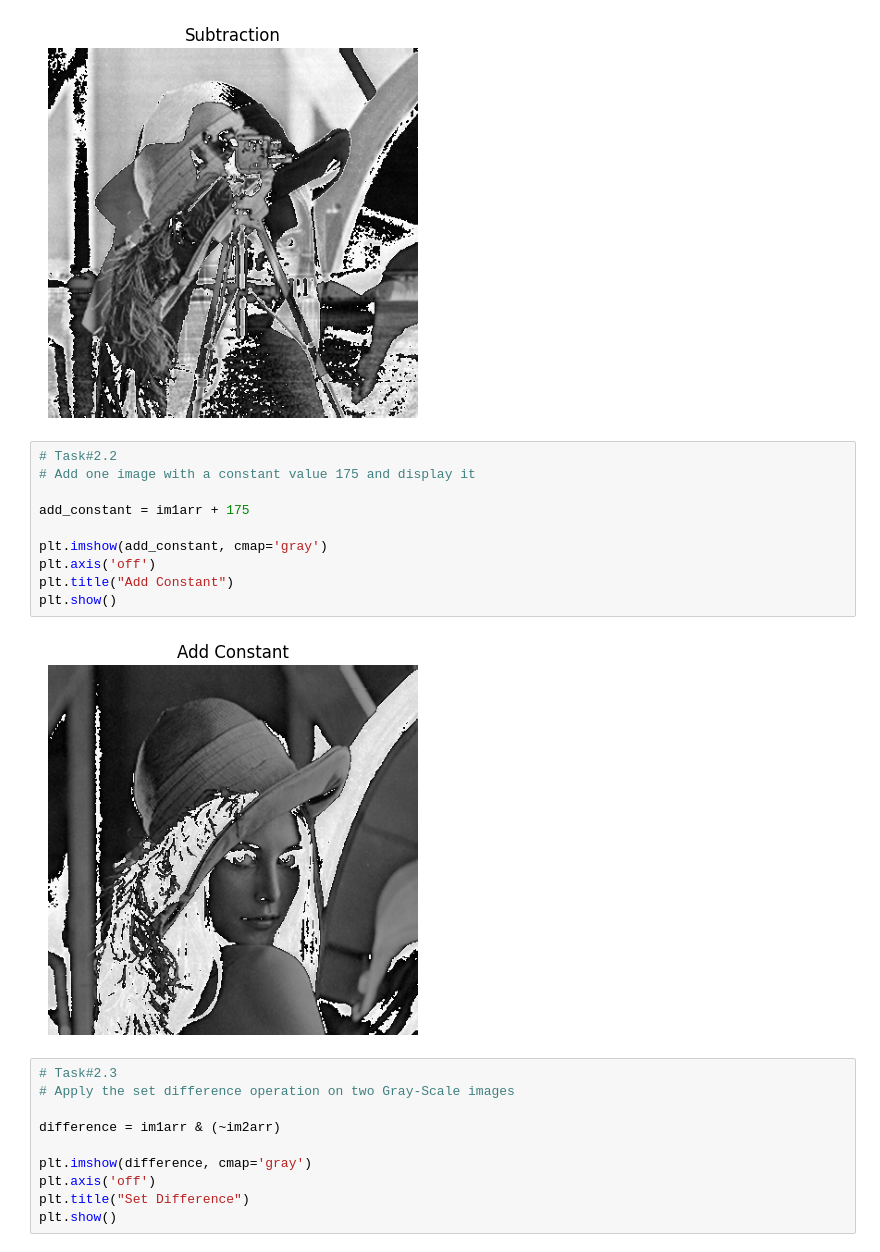
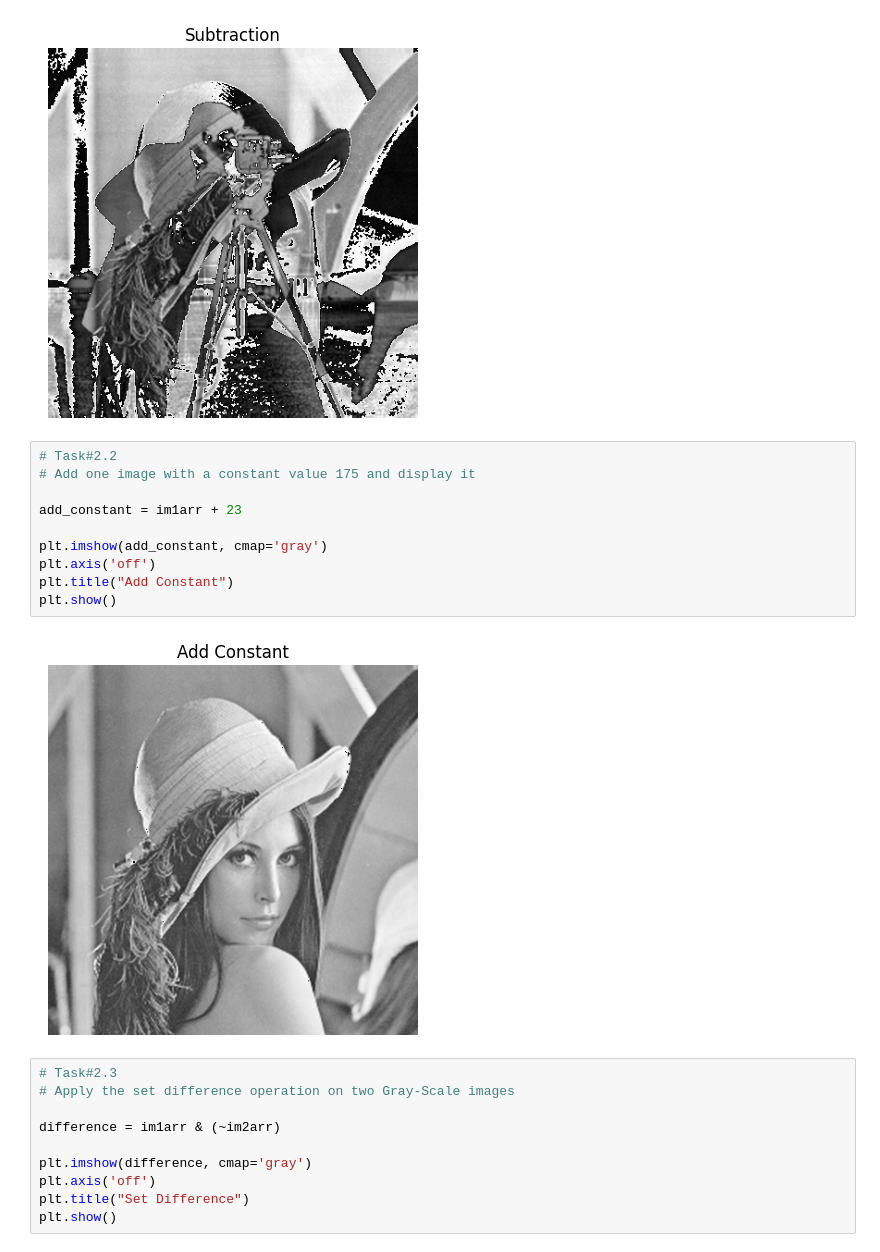
Before and after one commit to JanaAlamer/02-Lab2, a Jupyter notebook: Lab2.ipynb, the cells around one changed output. Saved outputs shown, nothing was run; the diff lists cells and outputs as text.

```diff
--- a/Lab2.ipynb
+++ b/Lab2.ipynb
@@ -167,15 +167,15 @@ plt.show()
 # %%
 # Task#2.2
 # Add one image with a constant value 175 and display it
 
-add_constant = im1arr + 175
+add_constant = im1arr + 23
 
 plt.imshow(add_constant, cmap='gray')
 plt.axis('off')
 plt.title("Add Constant")
 plt.show()
 # %% [output]
-[figure, old version]
+[figure, new version]
 # %%
 # Task#2.3
 # Apply the set difference operation on two Gray-Scale images
```
